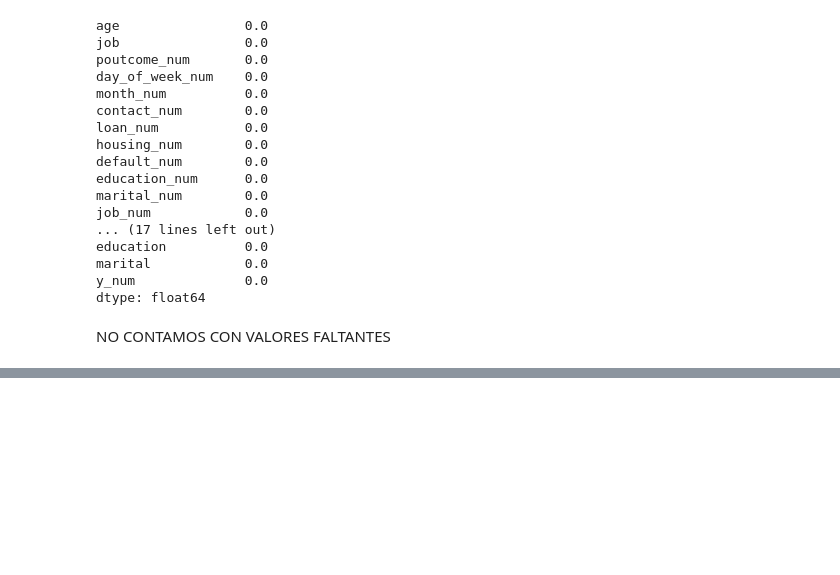
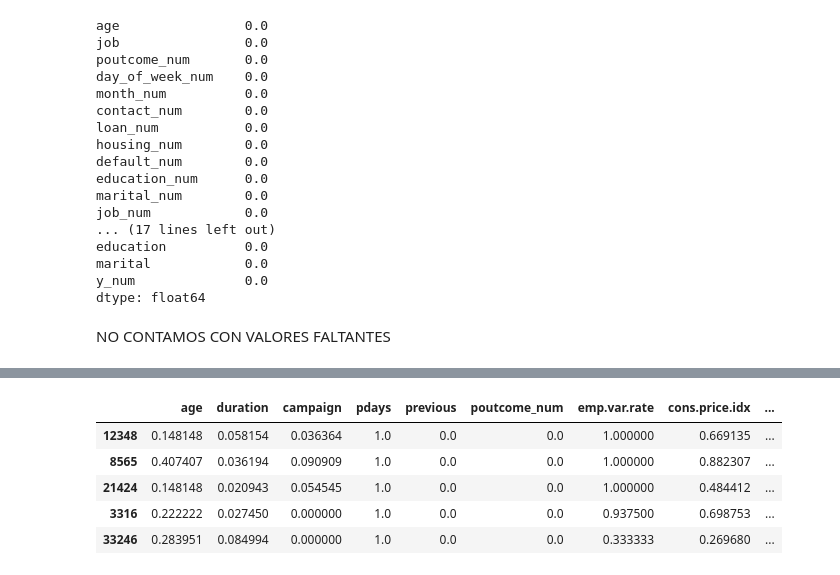
Before and after one commit to Valenfrc/machine-learning, a Jupyter notebook: src/explore.ipynb, the cells around one changed output, grey strips where cells are left out. Saved outputs shown, nothing was run; the diff lists cells and outputs as text; code cells hidden in the pictures; blank space fills up the shorter version.

```diff
--- a/src/explore.ipynb
+++ b/src/explore.ipynb
@@ -460,0 +483,23 @@ X_train.head()
+# %%
+
+#escalado minimo-maximo
+
+from sklearn.preprocessing import MinMaxScaler
+
+scaler = MinMaxScaler()
+scaler.fit(X_train)
+
+X_train_scal = scaler.transform(X_train)
+X_train_scal = pd.DataFrame(X_train_scal, index = X_train.index, columns = num_variables)
+
+X_test_scal = scaler.transform(X_test)
+X_test_scal = pd.DataFrame(X_test_scal, index = X_test.index, columns = num_variables)
+
+X_train_scal.head()
+# %% [output]
+|  | age | duration | campaign | pdays | previous | poutcome_num | emp.var.rate | cons.price.idx | ... |
+| 12348 | 0.148148 | 0.058154 | 0.036364 | 1.0 | 0.0 | 0.0 | 1.000000 | 0.669135 | ... |
+| 8565 | 0.407407 | 0.036194 | 0.090909 | 1.0 | 0.0 | 0.0 | 1.000000 | 0.882307 | ... |
+| 21424 | 0.148148 | 0.020943 | 0.054545 | 1.0 | 0.0 | 0.0 | 1.000000 | 0.484412 | ... |
+| 3316 | 0.222222 | 0.027450 | 0.000000 | 1.0 | 0.0 | 0.0 | 0.937500 | 0.698753 | ... |
+| 33246 | 0.283951 | 0.084994 | 0.000000 | 1.0 | 0.0 | 0.0 | 0.333333 | 0.269680 | ... |
```
Also changed, not shown: parts of 2 cells of this notebook.
